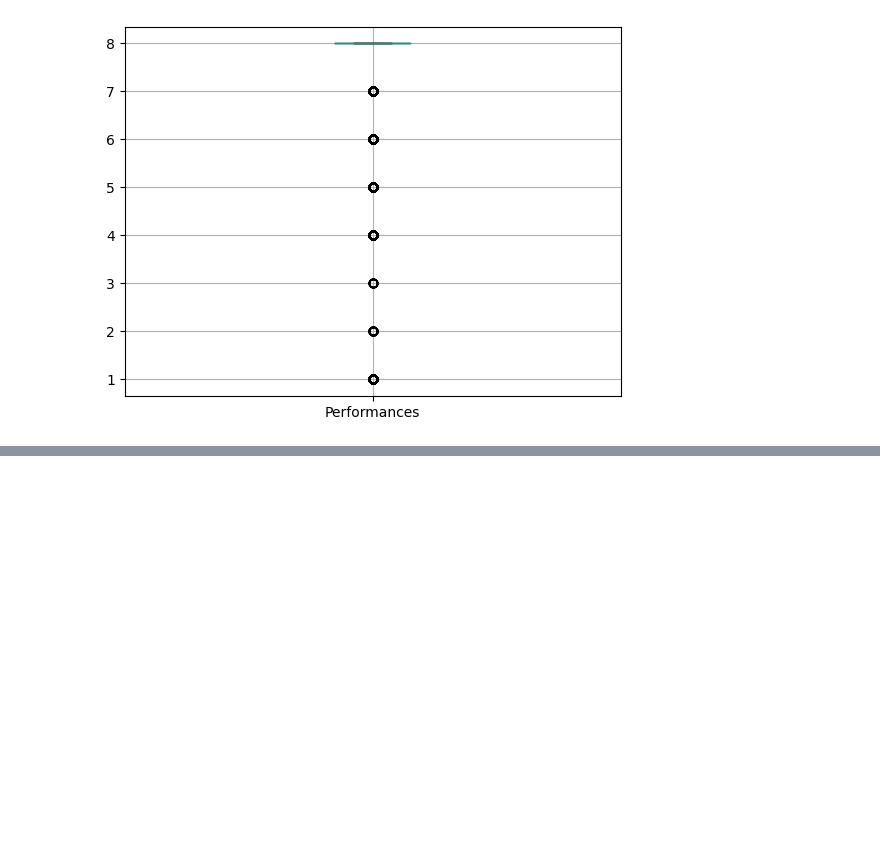
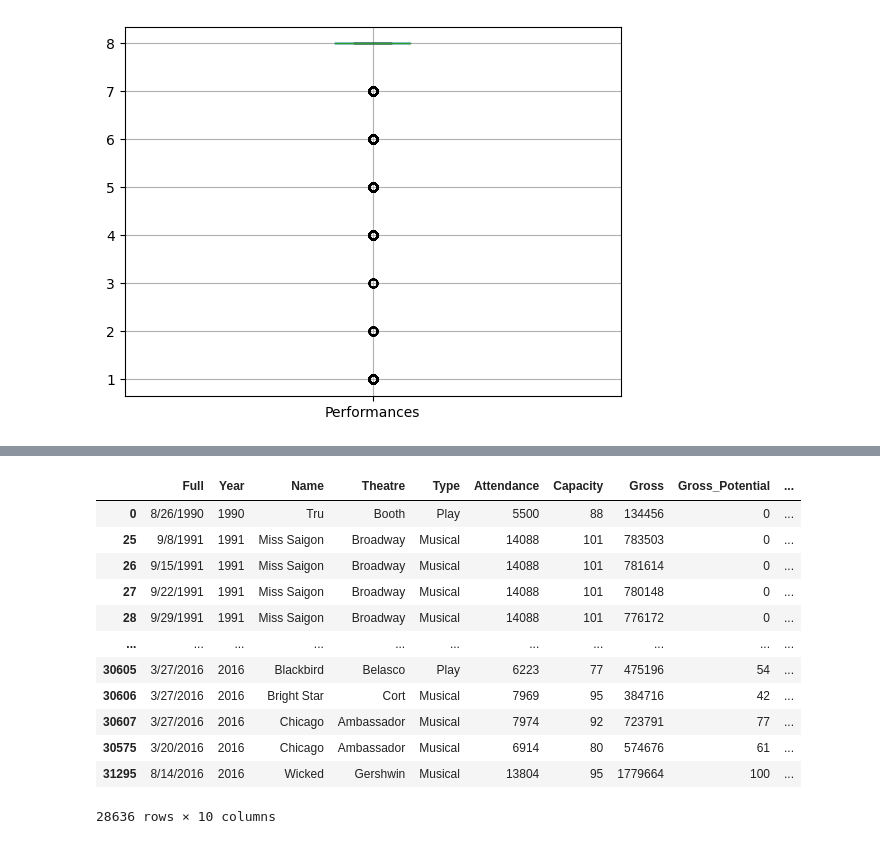
Before and after one commit to lwood7983/Final_Capstone_Project, a Jupyter notebook: Capstone_lwood.ipynb, the cells around one changed output, grey strips where cells are left out. Saved outputs shown, nothing was run; the diff lists cells and outputs as text; code cells hidden in the pictures; blank space fills up the shorter version.

```diff
--- a/Capstone_lwood.ipynb
+++ b/Capstone_lwood.ipynb
@@ -188 +235,17 @@ broadway_outliers.corr()
+# %%
+broadway_outliers.sort_values('Year')
+# %% [output]
+|  | Full | Year | Name | Theatre | Type | Attendance | Capacity | Gross | Gross_Potential | ... |
+| 0 | 8/26/1990 | 1990 | Tru | Booth | Play | 5500 | 88 | 134456 | 0 | ... |
+| 25 | 9/8/1991 | 1991 | Miss Saigon | Broadway | Musical | 14088 | 101 | 783503 | 0 | ... |
+| 26 | 9/15/1991 | 1991 | Miss Saigon | Broadway | Musical | 14088 | 101 | 781614 | 0 | ... |
+| 27 | 9/22/1991 | 1991 | Miss Saigon | Broadway | Musical | 14088 | 101 | 780148 | 0 | ... |
+| 28 | 9/29/1991 | 1991 | Miss Saigon | Broadway | Musical | 14088 | 101 | 776172 | 0 | ... |
+| ... | ... | ... | ... | ... | ... | ... | ... | ... | ... | ... |
+| 30605 | 3/27/2016 | 2016 | Blackbird | Belasco | Play | 6223 | 77 | 475196 | 54 | ... |
+| 30606 | 3/27/2016 | 2016 | Bright Star | Cort | Musical | 7969 | 95 | 384716 | 42 | ... |
+| 30607 | 3/27/2016 | 2016 | Chicago | Ambassador | Musical | 7974 | 92 | 723791 | 77 | ... |
+| 30575 | 3/20/2016 | 2016 | Chicago | Ambassador | Musical | 6914 | 80 | 574676 | 61 | ... |
+| 31295 | 8/14/2016 | 2016 | Wicked | Gershwin | Musical | 13804 | 95 | 1779664 | 100 | ... |
+28636 rows × 10 columns
 # %%
```
Also changed, not shown: parts of 12 cells of this notebook, 1 other file.
